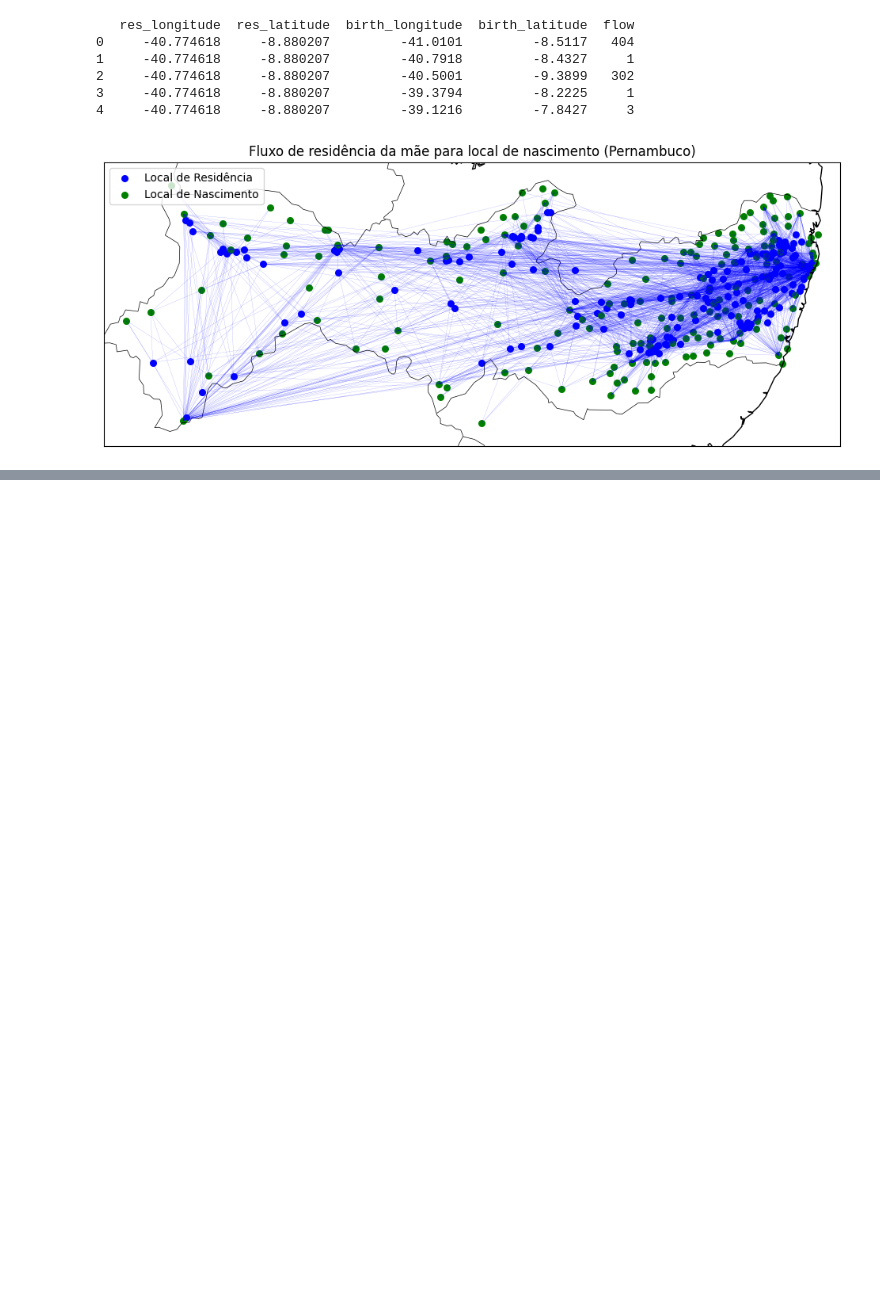
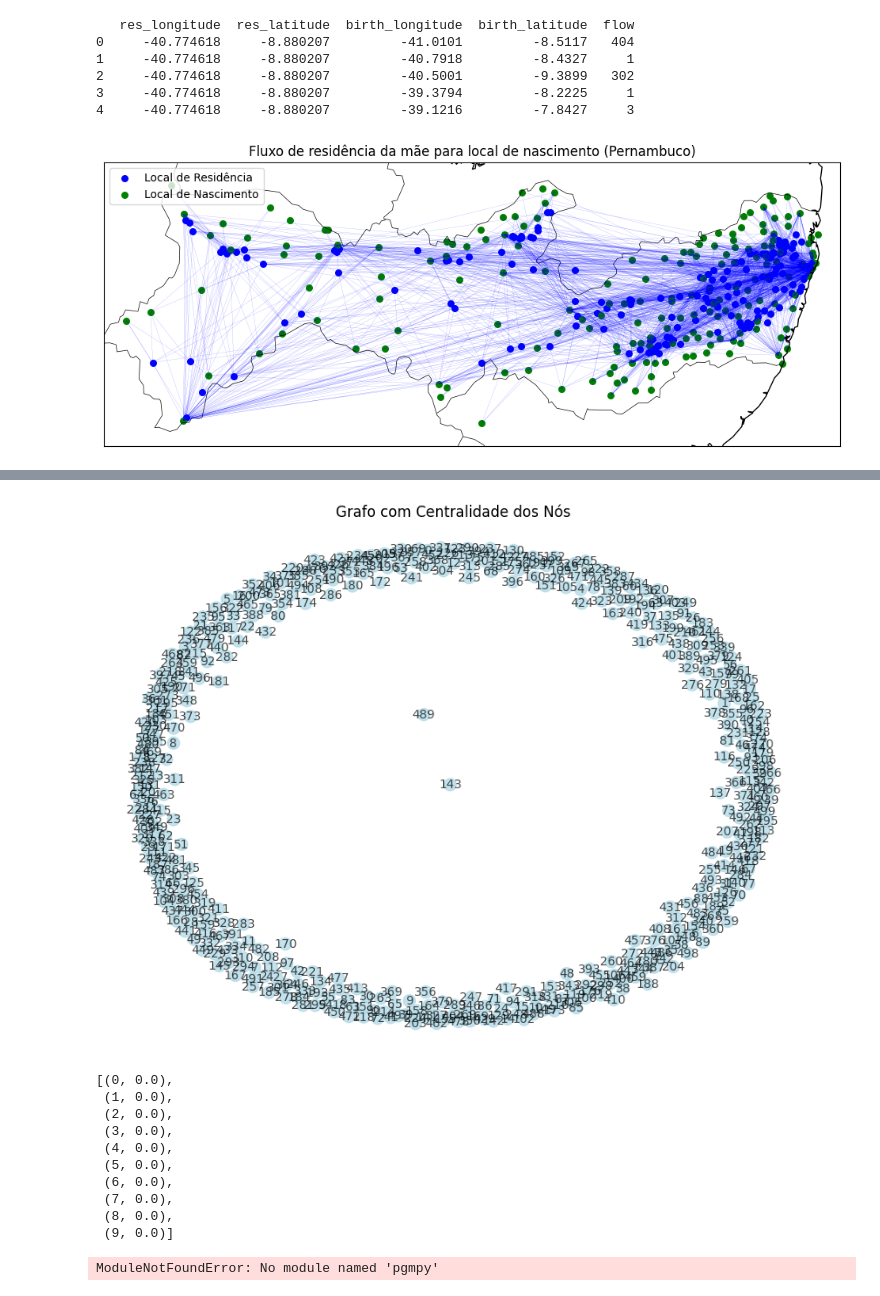
Before and after one commit to AzuraLV/Colabs, a Jupyter notebook: SCIENCE_NETWORK/mapas/map.ipynb, the cells around one changed output, grey strips where cells are left out. Saved outputs shown, nothing was run; the diff lists cells and outputs as text; code cells hidden in the pictures; blank space fills up the shorter version.

```diff
--- a/SCIENCE_NETWORK/mapas/map.ipynb
+++ b/SCIENCE_NETWORK/mapas/map.ipynb
@@ -456,0 +476,51 @@ pm.plot_trace(hierarchical_trace)
+# %%
+degree_centrality = nx.degree_centrality(G_similarity_prema)
+sorted_centrality = sorted(degree_centrality.items(), key=lambda x: x[1], reverse=True)
+
+top_central_nodes = sorted_centrality[:10]
+node_sizes = [100 + degree_centrality[node] * 1000 for node in G_similarity_prema.nodes()]
+
+plt.figure(figsize=(8, 6))
+nx.draw(
+    G_similarity_prema, pos, node_size=node_sizes, font_size=10, alpha=0.7,
+    edge_color='gray', node_color='lightblue', with_labels=True
+)
+plt.title("Grafo com Centralidade dos Nós")
+plt.show()
+
+top_central_nodes
+# %% [output]
+[figure, added]
+[(0, 0.0),
+ (1, 0.0),
+ (2, 0.0),
+ (3, 0.0),
+ (4, 0.0),
+ (5, 0.0),
+ (6, 0.0),
+ (7, 0.0),
+ (8, 0.0),
+ (9, 0.0)]
+# %%
+from pgmpy.models import BayesianNetwork
+from pgmpy.estimators import HillClimbSearch, BicScore
+from pgmpy.inference import VariableElimination
+import networkx as nx
+import matplotlib.pyplot as plt
+
+hc = HillClimbSearch(df_prema)
+best_model = hc.estimate(scoring_method=BicScore(df_prema))
+
+bayesian_model = BayesianNetwork(best_model.edges())
+bayesian_model.fit(df_prema)
+
+plt.figure(figsize=(8, 6))
+pos = nx.spring_layout(bayesian_model, seed=42)
+nx.draw(
+    bayesian_model, pos, with_labels=True, node_size=700, font_size=12,
+    node_color='lightgreen', edge_color='gray')
+
+plt.title("Estrutura da Rede Bayesiana")
+plt.show()
+# %% [output]
+ModuleNotFoundError: No module named 'pgmpy'
```
Also changed, not shown: parts of 14 cells of this notebook.
